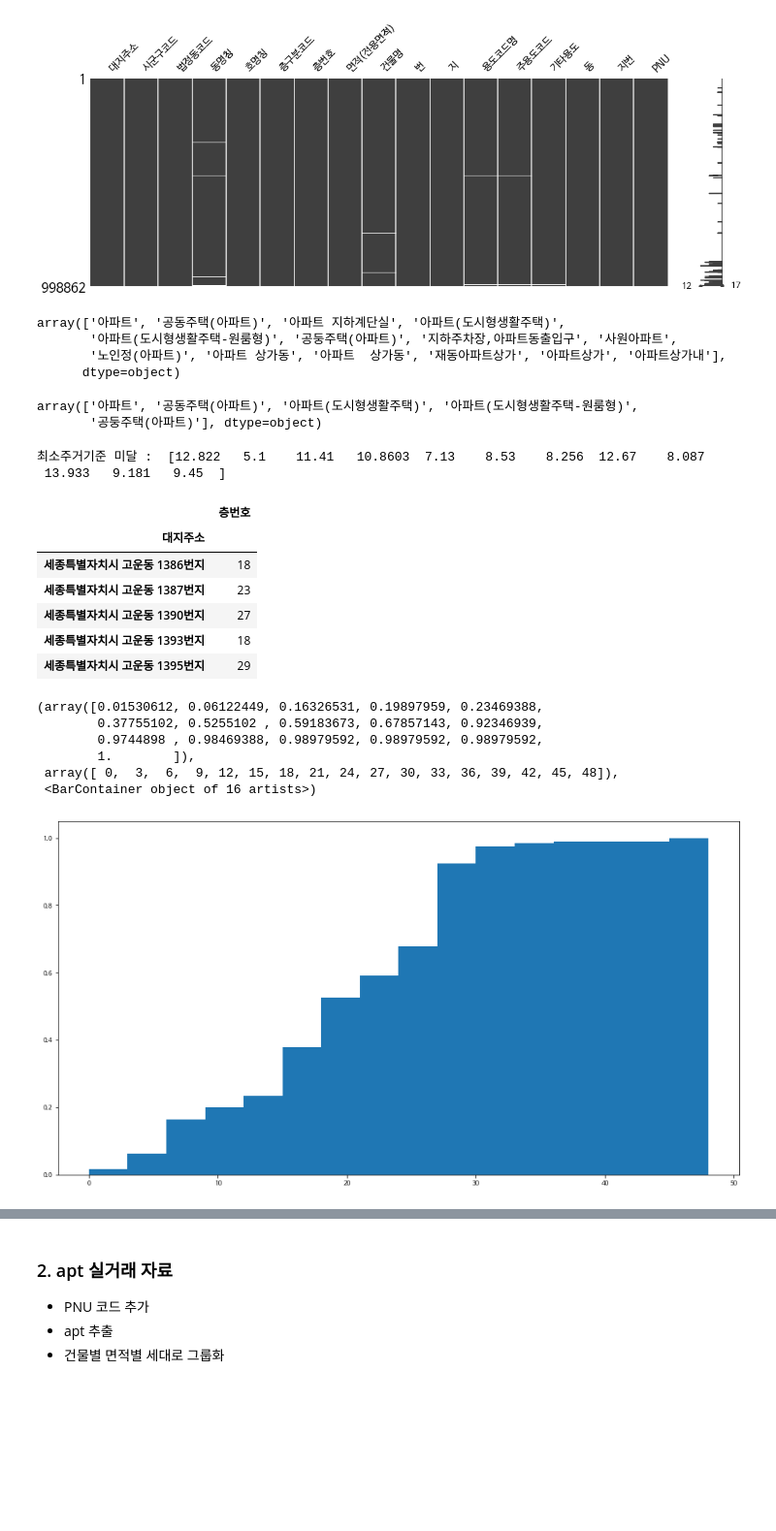
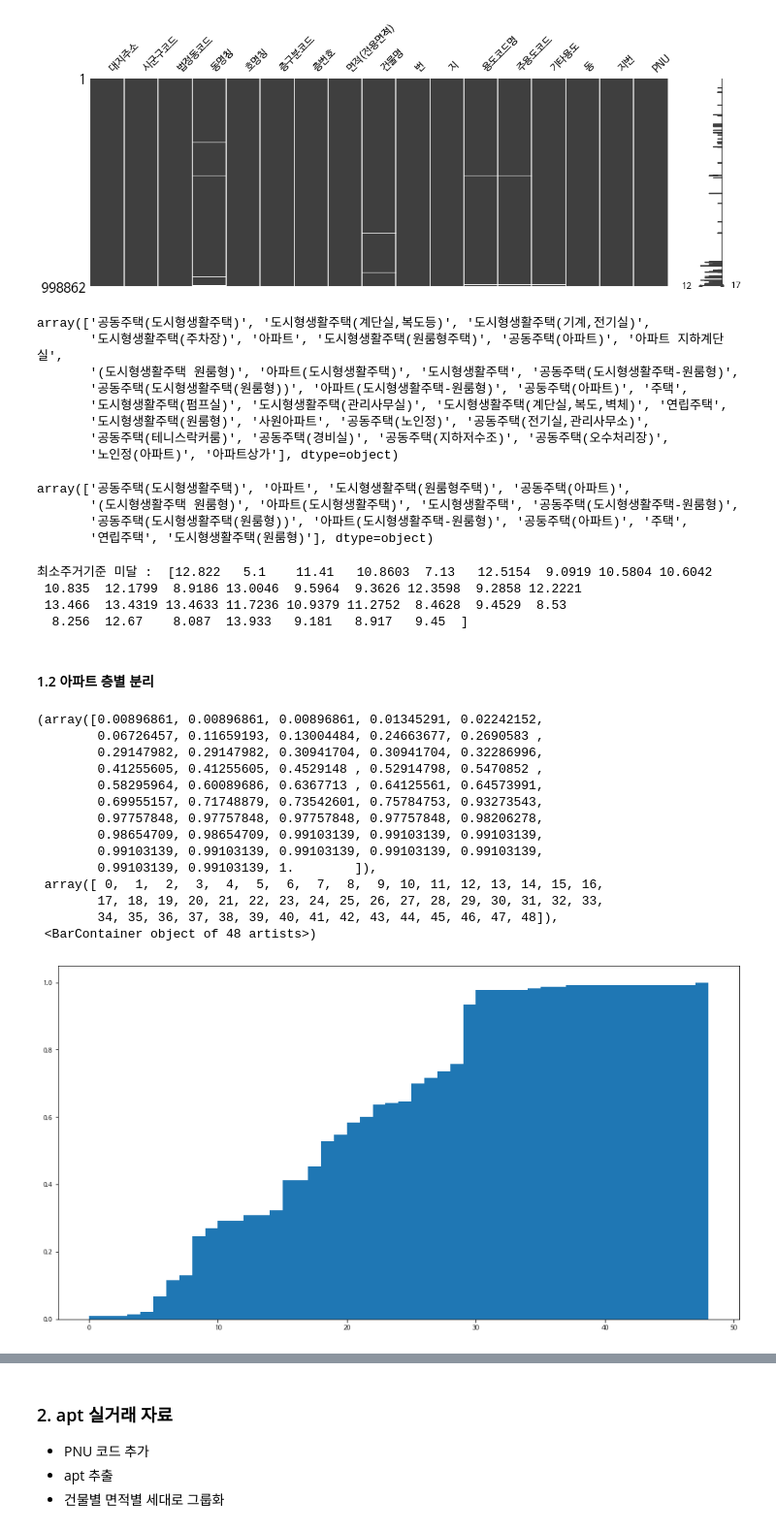
Before and after one commit to metterian/sejong-house-market-analyse, a Jupyter notebook: 전유부_아파트_정리.ipynb, the cells around one changed output, grey strips where cells are left out. Shown: that part at 97% size. Drawn from its saved outputs; the diff is of its cells as text; code cells hidden in the pictures; blank space fills up the shorter version.

```diff
--- a/전유부_아파트_정리.ipynb
+++ b/전유부_아파트_정리.ipynb
@@ -71,50 +76,64 @@ msno.matrix(b_unit, figsize=(18,6))
 # %% [output]
 <AxesSubplot:>
 [figure]
+# %%
+#주용도 == 아파트
+apt_unit = b_unit[b_unit['용도코드명'] == '아파트']
 # %%
 #아파트의 기타용도
-apt_unit = b_unit[b_unit['기타용도'].str.contains('아파트',na=False)]
+apt = ['아파트','주택', '도시형']
+pattern = '|'.join(apt)
+apt_unit = apt_unit[apt_unit['기타용도'].str.contains(pattern,na=False)]
 apt_unit['기타용도'].unique()
 # %% [output]
-array(['아파트', '공동주택(아파트)', '아파트 지하계단실', '아파트(도시형생활주택)',
-       '아파트(도시형생활주택-원룸형)', '공둥주택(아파트)', '지하주차장,아파트동출입구', '사원아파트',
-       '노인정(아파트)', '아파트 상가동', '아파트  상가동', '재동아파트상가', '아파트상가', '아파트상가내'],
-      dtype=object)
+array(['공동주택(도시형생활주택)', '도시형생활주택(계단실,복도등)', '도시형생활주택(기계,전기실)',
+       '도시형생활주택(주차장)', '아파트', '도시형생활주택(원룸형주택)', '공동주택(아파트)', '아파트 지하계단실',
+       '(도시형생활주택 원룸형)', '아파트(도시형생활주택)', '도시형생활주택', '공동주택(도시형생활주택-원룸형)',
+       '공동주택(도시형생활주택(원룸형))', '아파트(도시형생활주택-원룸형)', '공둥주택(아파트)', '주택',
+       '도시형생활주택(펌프실)', '도시형생활주택(관리사무실)', '도시형생활주택(계단실,복도,벽체)', '연립주택',
+       '도시형생활주택(원룸형)', '사원아파트', '공동주택(노인정)', '공동주택(전기실,관리사무소)',
+       '공동주택(테니스락커룸)', '공동주택(경비실)', '공동주택(지하저수조)', '공동주택(오수처리장)',
+       '노인정(아파트)', '아파트상가'], dtype=object)
 # %%
 #아파트 비해당 정보 제외
-non_apt = ['지하','주차장','상가','노인정','사원아파트']
+non_apt = ['지하','주차장','상가','노인정','사원아파트','계단', '전기','펌프', '경비','테니스','처리장','관리']
 pattern = '|'.join(non_apt)
 apt_unit = apt_unit.loc[~apt_unit['기타용도'].str.contains(pattern, case = False)]
 apt_unit['기타용도'].unique()
 # %% [output]
-array(['아파트', '공동주택(아파트)', '아파트(도시형생활주택)', '아파트(도시형생활주택-원룸형)',
-       '공둥주택(아파트)'], dtype=object)
+array(['공동주택(도시형생활주택)', '아파트', '도시형생활주택(원룸형주택)', '공동주택(아파트)',
+       '(도시형생활주택 원룸형)', '아파트(도시형생활주택)', '도시형생활주택', '공동주택(도시형생활주택-원룸형)',
+       '공동주택(도시형생활주택(원룸형))', '아파트(도시형생활주택-원룸형)', '공둥주택(아파트)', '주택',
+       '연립주택', '도시형생활주택(원룸형)'], dtype=object)
 # %%
-# 행정규치 기준 최소주거기준 14m2 기준 이하 해당 부분 제거
+# 행정규칙 기준 최소주거기준 14m2 기준 이하 해당 부분 제거
 print('최소주거기준 미달 : ', apt_unit[apt_unit['면적(전용면적)'] <= 14]['면적(전용면적)'].unique())
 apt_unit = apt_unit[apt_unit['면적(전용면적)'] >= 14]
 # %% [output]
-최소주거기준 미달 :  [12.822   5.1    11.41   10.8603  7.13    8.53    8.256  12.67    8.087
- 13.933   9.181   9.45  ]
+최소주거기준 미달 :  [12.822   5.1    11.41   10.8603  7.13   12.5154  9.0919 10.5804 10.6042
+ 10.835  12.1799  8.9186 13.0046  9.5964  9.3626 12.3598  9.2858 12.2221
+ 13.466  13.4319 13.4633 11.7236 10.9379 11.2752  8.4628  9.4529  8.53
+  8.256  12.67    8.087  13.933   9.181   8.917   9.45  ]
-# %%
-sample = apt_unit.groupby('대지주소').agg({'층번호' : 'max'})
-sample.head()
-# %% [output]
-|  | 층번호 |
-| 대지주소 |  |
-| 세종특별자치시 고운동 1386번지 | 18 |
-| 세종특별자치시 고운동 1387번지 | 23 |
-| 세종특별자치시 고운동 1390번지 | 27 |
-| 세종특별자치시 고운동 1393번지 | 18 |
-| 세종특별자치시 고운동 1395번지 | 29 |
+# %% [markdown]
+#### 1.2 아파트 층별 분리
 # %%
-binwidth = 3
-plt.hist(sample['층번호'], bins=np.arange(min(sample['층번호']), max(sample['층번호']) + binwidth, binwidth), density=True, cumulative=True)
+apt_floor = apt_unit.groupby('대지주소').agg({'층번호' : 'max'})
+
+binwidth = 1
+plt.hist(apt_floor['층번호'], bins=np.arange(min(apt_floor['층번호']), max(apt_floor['층번호']) + binwidth, binwidth), density=True, cumulative = True)
 # %% [output]
-(array([0.01530612, 0.06122449, 0.16326531, 0.19897959, 0.23469388,
-        0.37755102, 0.5255102 , 0.59183673, 0.67857143, 0.92346939,
-        0.9744898 , 0.98469388, 0.98979592, 0.98979592, 0.98979592,
-        1.        ]),
- array([ 0,  3,  6,  9, 12, 15, 18, 21, 24, 27, 30, 33, 36, 39, 42, 45, 48]),
- <BarContainer object of 16 artists>)
+(array([0.00896861, 0.00896861, 0.00896861, 0.01345291, 0.02242152,
+        0.06726457, 0.11659193, 0.13004484, 0.24663677, 0.2690583 ,
+        0.29147982, 0.29147982, 0.30941704, 0.30941704, 0.32286996,
+        0.41255605, 0.41255605, 0.4529148 , 0.52914798, 0.5470852 ,
+        0.58295964, 0.60089686, 0.6367713 , 0.64125561, 0.64573991,
+        0.69955157, 0.71748879, 0.73542601, 0.75784753, 0.93273543,
+        0.97757848, 0.97757848, 0.97757848, 0.97757848, 0.98206278,
+        0.98654709, 0.98654709, 0.99103139, 0.99103139, 0.99103139,
+        0.99103139, 0.99103139, 0.99103139, 0.99103139, 0.99103139,
+        0.99103139, 0.99103139, 1.        ]),
+ array([ 0,  1,  2,  3,  4,  5,  6,  7,  8,  9, 10, 11, 12, 13, 14, 15, 16,
+        17, 18, 19, 20, 21, 22, 23, 24, 25, 26, 27, 28, 29, 30, 31, 32, 33,
+        34, 35, 36, 37, 38, 39, 40, 41, 42, 43, 44, 45, 46, 47, 48]),
+ <BarContainer object of 48 artists>)
-[figure, old version]
+[figure, new version]
```
Also changed, not shown: parts of 22 cells of this notebook.
